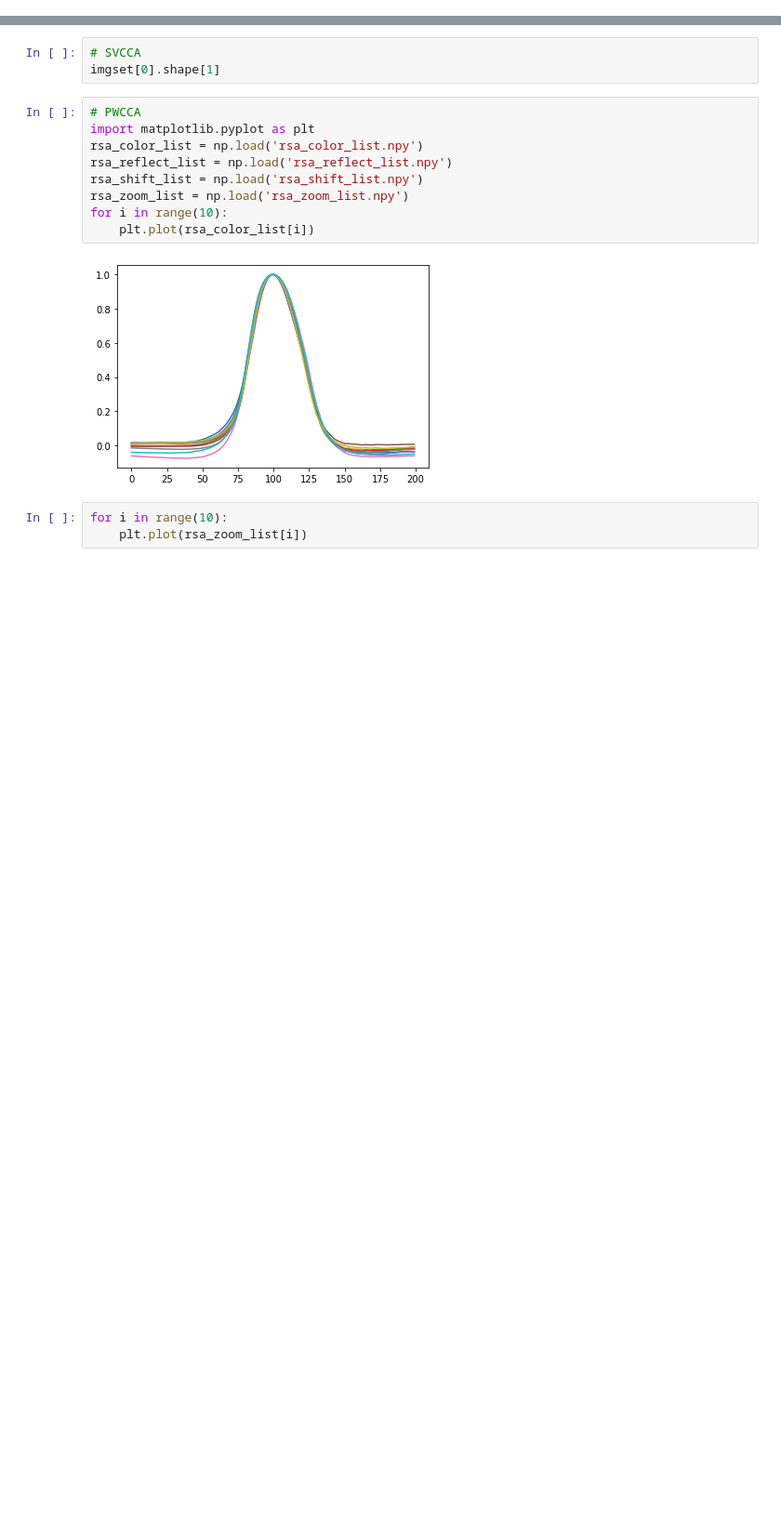
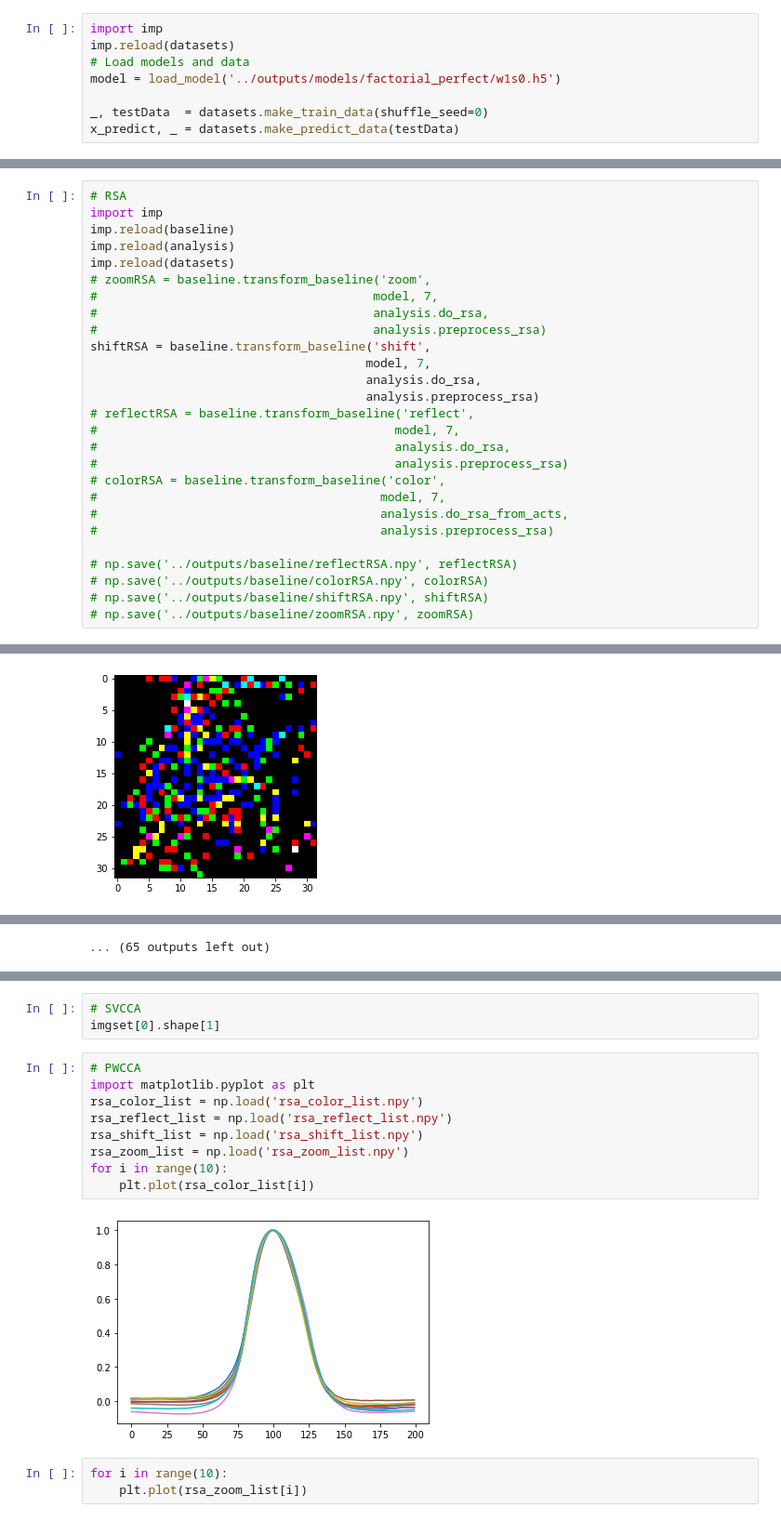
Before and after one commit to VandyCatLab/modelzoo, a Jupyter notebook: notebooks/Baseline.ipynb, the cells around one changed output, grey strips where cells are left out. Shown at 93% size. Saved outputs shown, nothing was run; the diff lists cells and outputs as text; blank space fills up the shorter version.

```diff
--- a/notebooks/Baseline.ipynb
+++ b/notebooks/Baseline.ipynb
@@ -73,0 +7,8 @@ num_images =
+# %%
+import imp
+imp.reload(datasets)
+# Load models and data
+model = load_model('../outputs/models/factorial_perfect/w1s0.h5')
+
+_, testData  = datasets.make_train_data(shuffle_seed=0)
+x_predict, _ = datasets.make_predict_data(testData)
@@ -73,0 +37,28 @@ num_images =
+# %%
+# RSA
+import imp
+imp.reload(baseline)
+imp.reload(analysis)
+imp.reload(datasets)
+# zoomRSA = baseline.transform_baseline('zoom',
+#                                      model, 7,
+#                                      analysis.do_rsa,
+#                                      analysis.preprocess_rsa)
+shiftRSA = baseline.transform_baseline('shift',
+                                      model, 7,
+                                      analysis.do_rsa,
+                                      analysis.preprocess_rsa)
+# reflectRSA = baseline.transform_baseline('reflect',
+#                                         model, 7,
+#                                         analysis.do_rsa,
+#                                         analysis.preprocess_rsa)
+# colorRSA = baseline.transform_baseline('color',
+#                                       model, 7,
+#                                       analysis.do_rsa_from_acts,
+#                                       analysis.preprocess_rsa)
+
+# np.save('../outputs/baseline/reflectRSA.npy', reflectRSA)
+# np.save('../outputs/baseline/colorRSA.npy', colorRSA)
+# np.save('../outputs/baseline/shiftRSA.npy', shiftRSA)
+# np.save('../outputs/baseline/zoomRSA.npy', zoomRSA)
+# %% [output]
@@ -73,0 +83 @@ num_images =
+[figure, added]
@@ -73,0 +120 @@ num_images =
+... (65 outputs left out)
```
Also changed, not shown: parts of 8 cells of this notebook, 3 other files.
